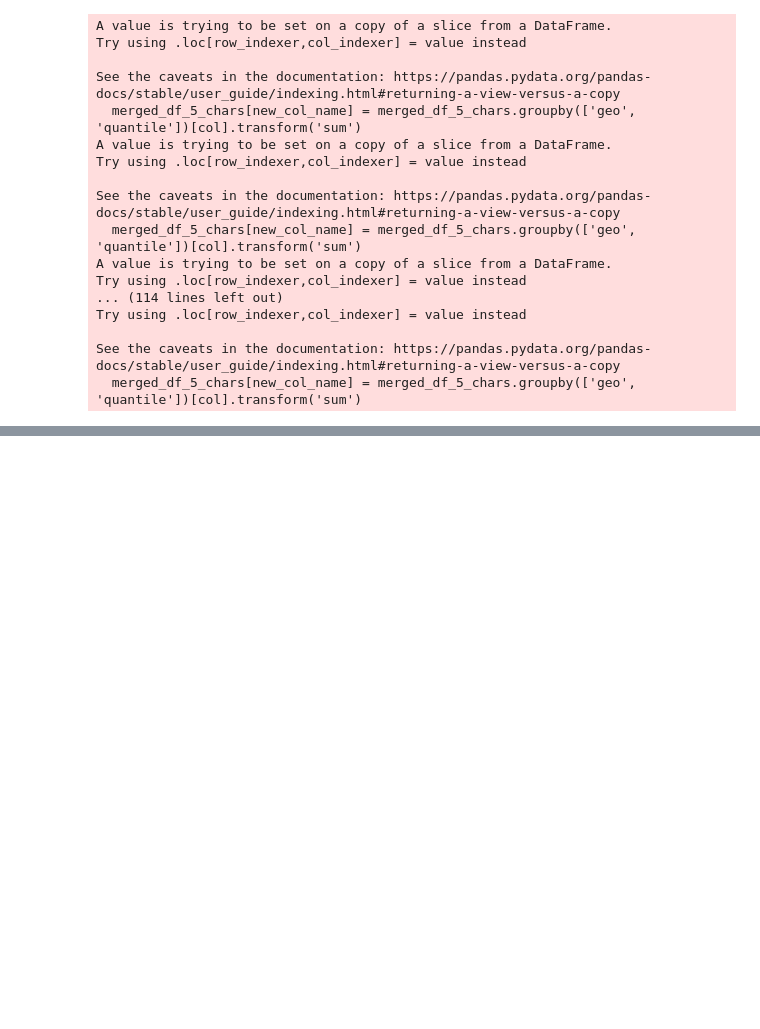
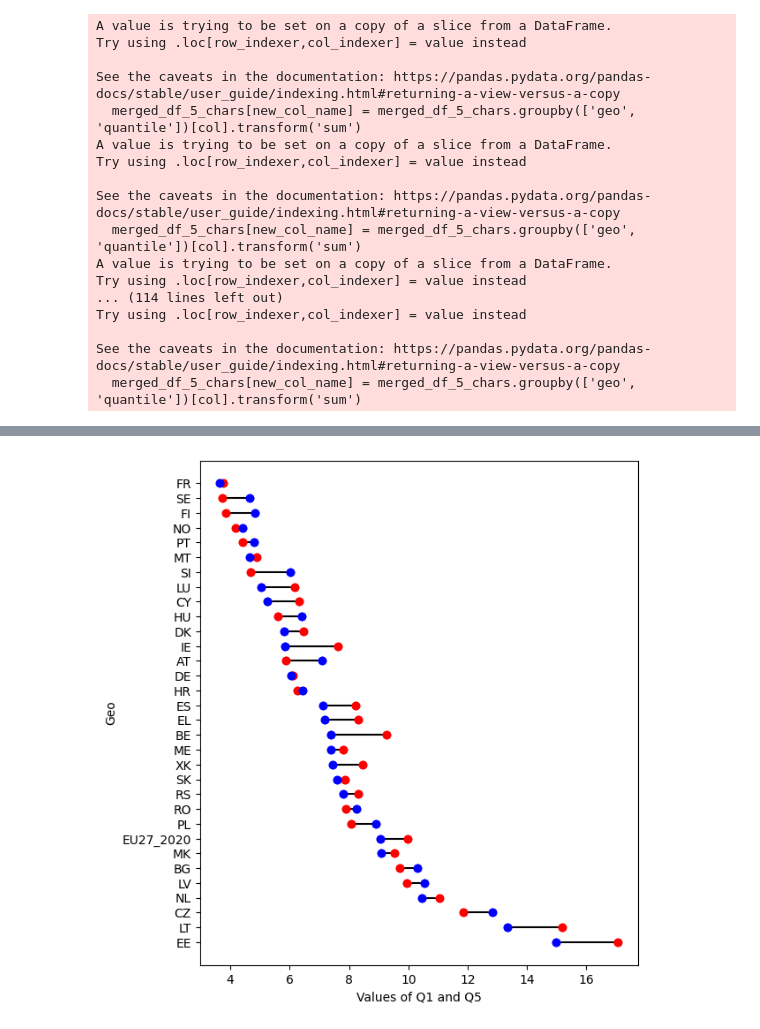
Before and after one commit to rm951/memoireESCP, a Jupyter notebook: figure8.ipynb, the cells around one changed output, grey strips where cells are left out. Saved outputs shown, nothing was run; the diff lists cells and outputs as text; code cells hidden in the pictures; blank space fills up the shorter version.

Commit message:
figure 7 and figure 8

```diff
--- a/figure8.ipynb
+++ b/figure8.ipynb
@@ -72,5 +72,9 @@ df_inflation_by_quintile_eu27 = merged_df_4_chars[['geo', 'quantile'] + summed_c
 # %%
 df_inflation_by_quintile = pd.concat([df_inflation_by_quintile, df_inflation_by_quintile_eu27])
 # %%
-# we drop Italy and EA because they don't have the values
-df_inflation = df_inflation.loc[~df_inflation['geo'].isin(['IT', 'EA'])]
+# we drop Italy and EA because they don't have the values, and TR because they have a crazy high inflation
+df_inflation_by_quintile = df_inflation_by_quintile.loc[~df_inflation_by_quintile['geo'].isin(['IT', 'EA', 'TR'])]
+# %%
+df_inflation_by_quintile_2022_03 = df_inflation_by_quintile[["geo","quantile","2022-03"]]
+# %%
+df_inflation_by_quintile_2022_03 = df_inflation_by_quintile_2022_03.pivot(index="geo",columns="quantile",values="2022-03")
@@ -76,0 +138,31 @@ df_inflation = df_inflation.loc[~df_inflation['geo'].isin(['IT', 'EA'])]
+# %%
+import matplotlib.pyplot as plt
+
+df_inflation_by_quintile_2022_03['min'] = df_inflation_by_quintile_2022_03[['QUINTILE1','QUINTILE5']].min(axis=1)
+df_inflation_by_quintile_2022_03 = df_inflation_by_quintile_2022_03.sort_values('min', ascending=False)
+# Split the data into groups based on the "geo" column
+groups = df_inflation_by_quintile_2022_03.groupby('geo', sort=False)
+# Create a figure and axes for the plot
+fig, ax = plt.subplots()
+
+# Loop over each group of data
+for name, group in groups:
+    # Plot a point for the "Q1" column and a point for the "Q5" column
+    ax.plot([group['QUINTILE1'], group['QUINTILE5']], [name, name], '-', color='black')
+    ax.plot([group['QUINTILE1'], group['QUINTILE1']], [name, name], 'o', color='red')
+    ax.plot([group['QUINTILE5'], group['QUINTILE5']], [name, name], 'o', color='blue')
+
+
+
+# Add labels to the axes
+ax.set_xlabel('Values of Q1 and Q5')
+ax.set_ylabel('Geo')
+
+
+# Adjust the spacing between the subplots
+fig.subplots_adjust(top=1.3)
+
+# Show the plot
+plt.show()
+# %% [output]
+[figure, added]
```
Also changed, not shown: parts of 11 cells of this notebook, 1 other file.
